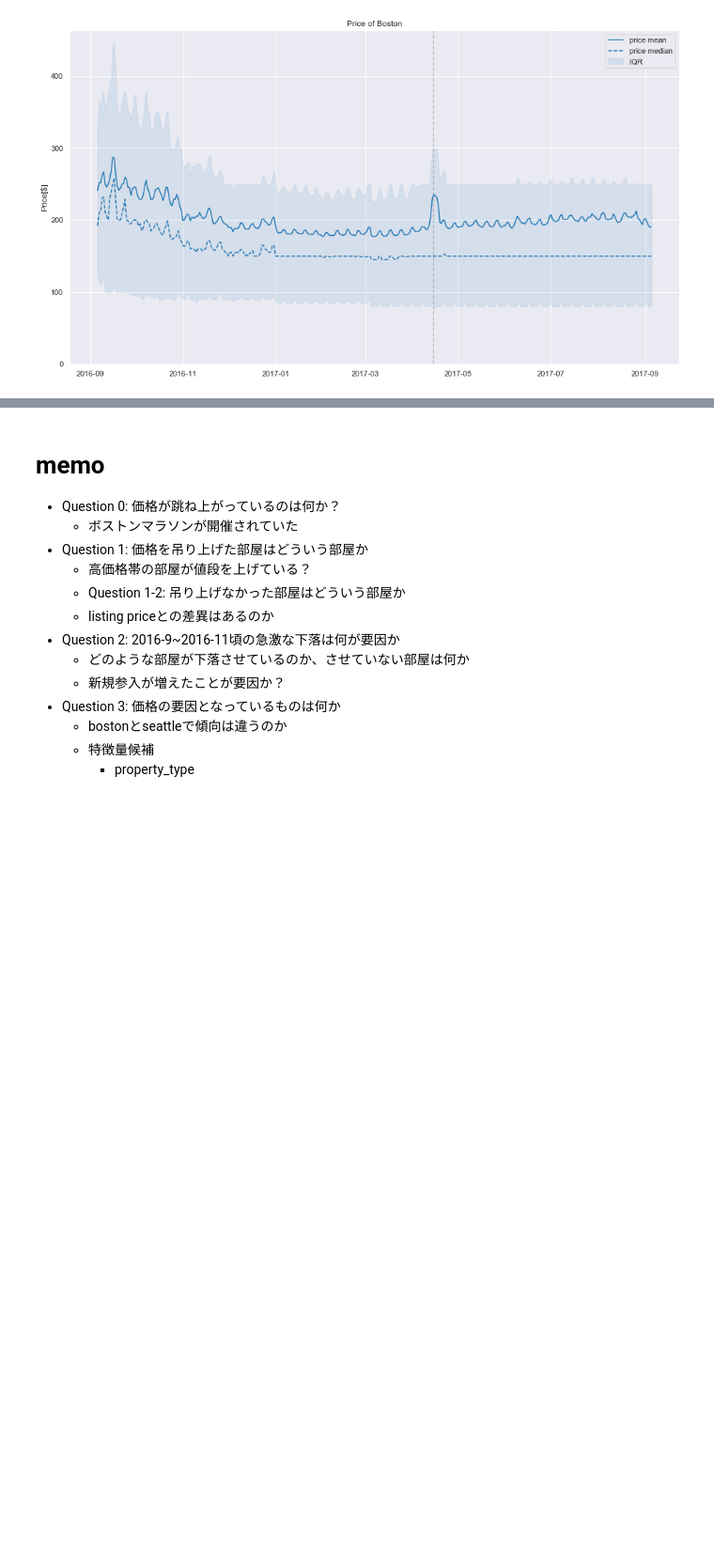
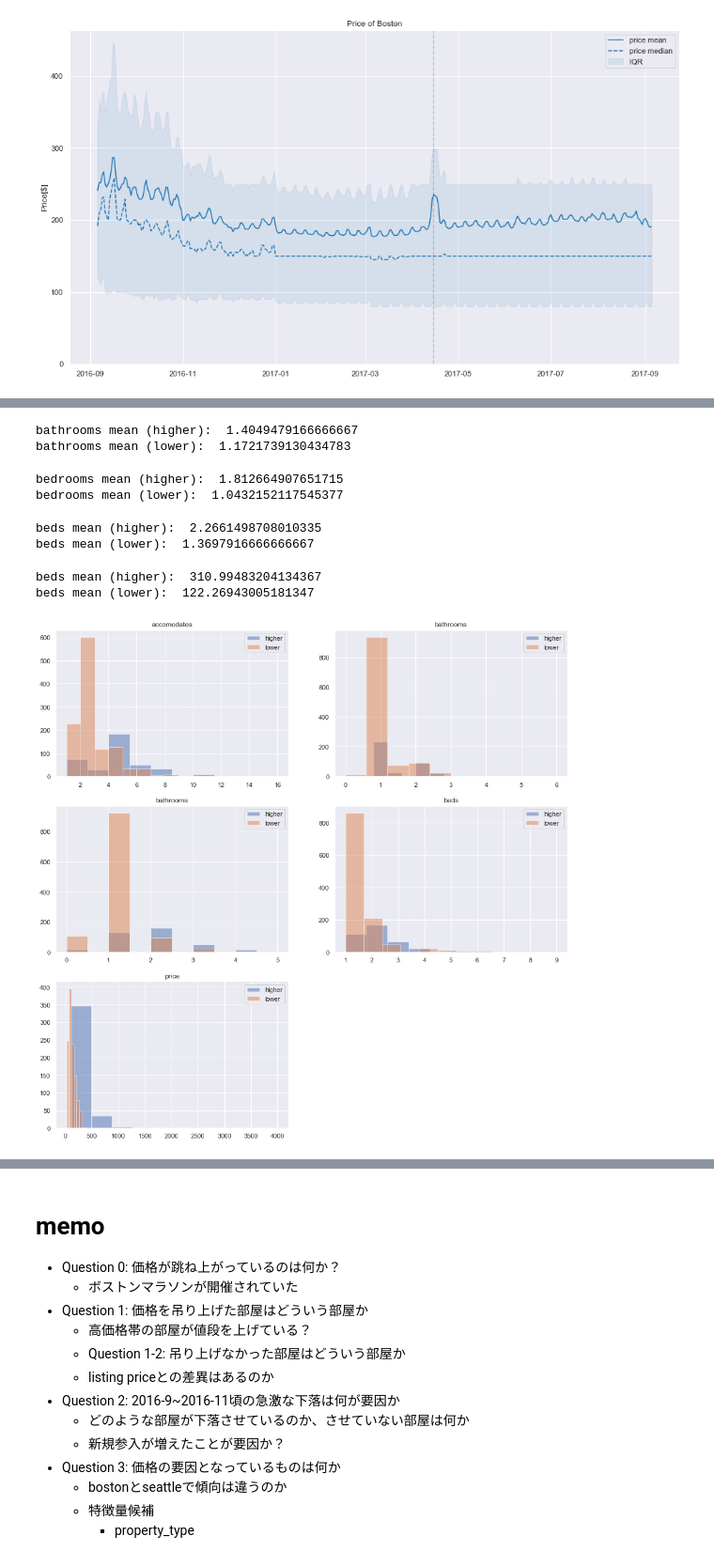
Before and after one commit to kawano8811/Write-A-Data-Science-Blog-Post, a Jupyter notebook: write_a_data_science_blog_post.ipynb, the cells around one changed output, grey strips where cells are left out. Shown at 94% size. Drawn from its saved outputs; the diff is of its cells as text; code cells hidden in the pictures; blank space fills up the shorter version.

```diff
--- a/write_a_data_science_blog_post.ipynb
+++ b/write_a_data_science_blog_post.ipynb
@@ -21,12 +24,12 @@ seattle_cal = pd.read_csv('./data/seattle/calendar.csv',
 boston_cal = pd.read_csv('./data/boston/calendar.csv',
                           index_col='date', parse_dates=['date'], converters={'price':strip_dollar})
 # Listings
-seattle_list = pd.read_csv('./data/seattle/listings.csv')
-boston_list = pd.read_csv('./data/boston/listings.csv')
+seattle_list = pd.read_csv('./data/seattle/listings.csv', converters={'price':strip_dollar})
+boston_list = pd.read_csv('./data/boston/listings.csv', converters={'price':strip_dollar})
 
 # choose columns
-seattle_list = seattle_list[['id', 'property_type', 'room_type', 'accommodates', 'bathrooms', 'bedrooms', 'beds']]
-boston_list = boston_list[['id', 'property_type', 'room_type', 'accommodates', 'bathrooms', 'bedrooms', 'beds']]
+seattle_list = seattle_list[['id', 'property_type', 'room_type', 'accommodates', 'bathrooms', 'bedrooms', 'beds', 'price']]
+boston_list = boston_list[['id', 'property_type', 'room_type', 'accommodates', 'bathrooms', 'bedrooms', 'beds', 'price']]
 # %%
 # Calendar price
 boston_cal_price = boston_cal[boston_cal['available'] == 't'][['listing_id', 'price']]
@@ -106,11 +110,11 @@ So, the price of rooms in the higher price range may be rising?
 # %%
 # threshold of top 25% price
-price_threshold = boston_price['2017-04-15']['price'].quantile(0.75)
+price_threshold = boston_cal_price['2017-04-15']['price'].quantile(0.75)
 # %%
 # choose ID
-upper_price_id = boston_price['2017-04-15'][boston_price['2017-04-15']['price'] >= price_threshold]['listing_id']
-lower_price_id = boston_price['2017-04-15'][boston_price['2017-04-15']['price'] < price_threshold]['listing_id']
+upper_price_id = boston_cal_price['2017-04-15'][boston_cal_price['2017-04-15']['price'] >= price_threshold]['listing_id']
+lower_price_id = boston_cal_price['2017-04-15'][boston_cal_price['2017-04-15']['price'] < price_threshold]['listing_id']
 # %%
 # listings
-boston_list_uppser = boston_list[boston_list['id'].isin(upper_price_id)].reset_index(drop=True)
+boston_list_higher = boston_list[boston_list['id'].isin(upper_price_id)].reset_index(drop=True)
 boston_list_lower = boston_list[boston_list['id'].isin(lower_price_id)].reset_index(drop=True)
@@ -150,0 +164,59 @@ len(boston_list_lower[boston_list_lower['property_type'] == 'House']) / len(bost
+# %%
+print('bathrooms mean (higher): ', boston_list_higher['bathrooms'].mean())
+print('bathrooms mean (lower): ', boston_list_lower['bathrooms'].mean())
+# %% [output]
+bathrooms mean (higher):  1.4049479166666667
+bathrooms mean (lower):  1.1721739130434783
+# %%
+print('bedrooms mean (higher): ', boston_list_higher['bedrooms'].mean())
+print('bedrooms mean (lower): ', boston_list_lower['bedrooms'].mean())
+# %% [output]
+bedrooms mean (higher):  1.812664907651715
+bedrooms mean (lower):  1.0432152117545377
+# %%
+print('beds mean (higher): ', boston_list_higher['beds'].mean())
+print('beds mean (lower): ', boston_list_lower['beds'].mean())
+# %% [output]
+beds mean (higher):  2.2661498708010335
+beds mean (lower):  1.3697916666666667
+# %%
+print('beds mean (higher): ', boston_list_higher['price'].mean())
+print('beds mean (lower): ', boston_list_lower['price'].mean())
+# %% [output]
+beds mean (higher):  310.99483204134367
+beds mean (lower):  122.26943005181347
+# %%
+plt.figure(figsize=(16, 16))
+ax1 = plt.subplot(321)
+ax1.set_title('accomodates')
+ax1.hist(boston_list_higher['accommodates'], alpha=0.5, label='higher')
+ax1.hist(boston_list_lower['accommodates'], alpha=0.5, label='lower')
+ax1.legend()
+
+ax2 = plt.subplot(322)
+ax2.set_title('bathrooms')
+ax2.hist(boston_list_higher['bathrooms'], alpha=0.5, label='higher')
+ax2.hist(boston_list_lower['bathrooms'], alpha=0.5, label='lower')
+ax2.legend()
+
+ax3 = plt.subplot(323)
+ax3.set_title('bathrooms')
+ax3.hist(boston_list_higher['bedrooms'], alpha=0.5, label='higher')
+ax3.hist(boston_list_lower['bedrooms'], alpha=0.5, label='lower')
+ax3.legend()
+
+ax4 = plt.subplot(324)
+ax4.set_title('beds')
+ax4.hist(boston_list_higher['beds'], alpha=0.5, label='higher')
+ax4.hist(boston_list_lower['beds'], alpha=0.5, label='lower')
+ax4.legend()
+
+ax5 = plt.subplot(325)
+ax5.set_title('price')
+ax5.hist(boston_list_higher['price'], alpha=0.5, label='higher')
+ax5.hist(boston_list_lower['price'], alpha=0.5, label='lower')
+ax5.legend()
+
+plt.show()
+# %% [output]
+[figure, added]
```
Also changed, not shown: parts of 20 cells of this notebook.
